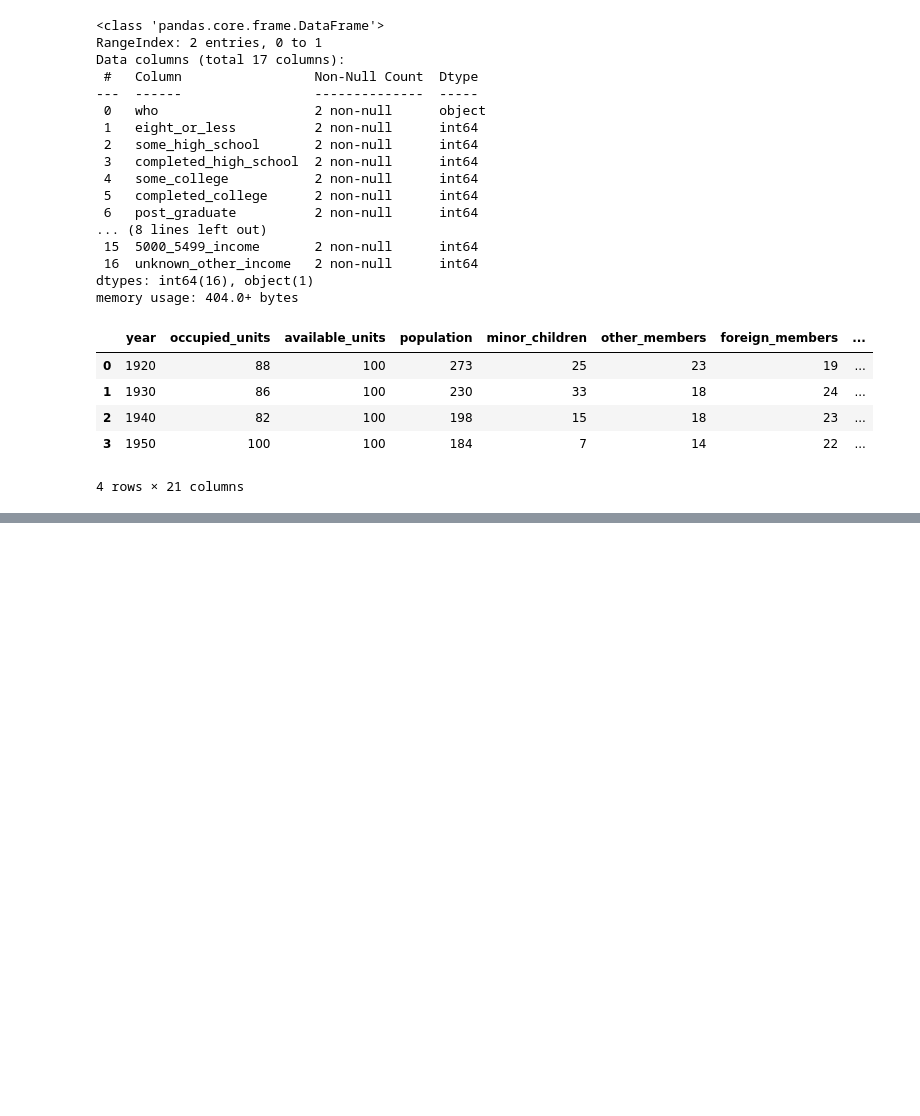
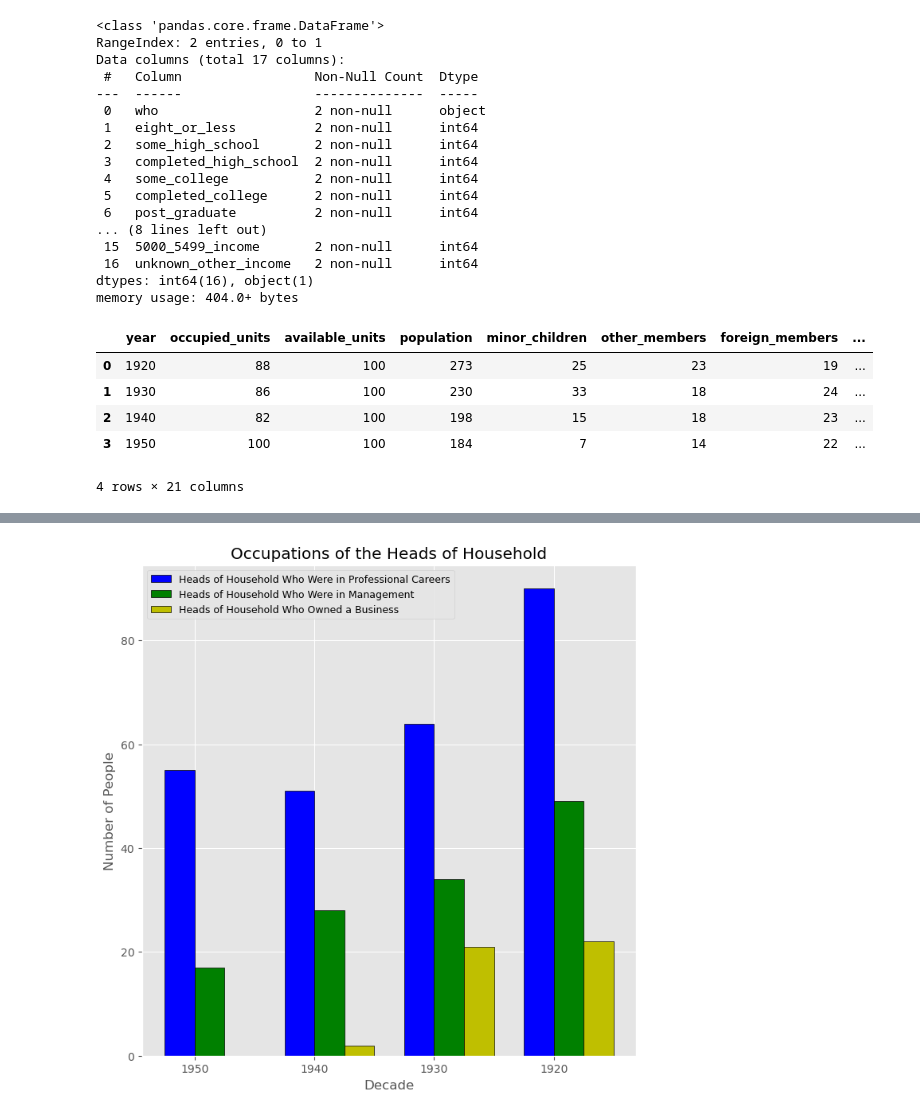
Before and after one commit to LDeYoung17/jackson-heights-analysis, a Jupyter notebook: notebooks/EDA.ipynb, the cells around one changed output, grey strips where cells are left out. Saved outputs shown, nothing was run; the diff lists cells and outputs as text; code cells hidden in the pictures; blank space fills up the shorter version.

```diff
--- a/notebooks/EDA.ipynb
+++ b/notebooks/EDA.ipynb
@@ -193,0 +258,36 @@ Name: blue_other, dtype: float64
+# %%
+df_demo_numbers = df_demo.groupby(['num_prof_head', 'num_manage_head', 'num_owner_head', 'num_manage_other', 'num_owner_other', 'num_pub_serv_other', 'num_cler_other', 'num_blue_other'])['year'].max().sort_values(ascending=False)
+df_demo_numbers = df_demo_numbers.reset_index().rename(columns={0: 'num_prof_head', 1: 'num_manage_head', 2: 'num_owner_head', 3: 'num_manage_other', 4: 'num_owner_other', 5: 'num_pub_serv_other', 6: 'num_cler_other', 7: 'num_cler_other', 8: 'num_blue_other', 'year': 'year'})
+display(df_demo_numbers)
+
+n=4
+r = np.arange(n)
+width = 0.25
+plt.figure(figsize=(8, 8))
+plt.bar(r, df_demo_numbers['num_prof_head'], color = 'b',
+        width = width, edgecolor = 'black',
+        label='Heads of Household Who Were in Professional Careers')
+
+plt.bar(r + width, df_demo_numbers['num_manage_head'], color = 'g',
+        width = width, edgecolor = 'black',
+        label='Heads of Household Who Were in Management')
+
+plt.bar(r + width*2, df_demo_numbers['num_owner_head'], color = 'y',
+        width = width, edgecolor = 'black',
+        label='Heads of Household Who Owned a Business')
+
+'''plt.bar(r + width*3, df_demo_percentages['non_head_percent'], color = 'r',
+        width = width, edgecolor = 'black',
+        label='Total Percent of Household Who Were Not Household Head')'''
+
+plt.xlabel('Decade')
+plt.ylabel('Number of People')
+plt.title('Occupations of the Heads of Household')
+
+
+# plt.grid(linestyle='--')
+plt.xticks(r + width/2,['1950', '1940', '1930', '1920'])
+plt.legend(loc='upper left', fontsize=9)
+
+plt.show()
+# %% [output]
@@ -193,0 +299 @@ Name: blue_other, dtype: float64
+[figure, added]
```
Also changed, not shown: parts of 10 cells of this notebook.
